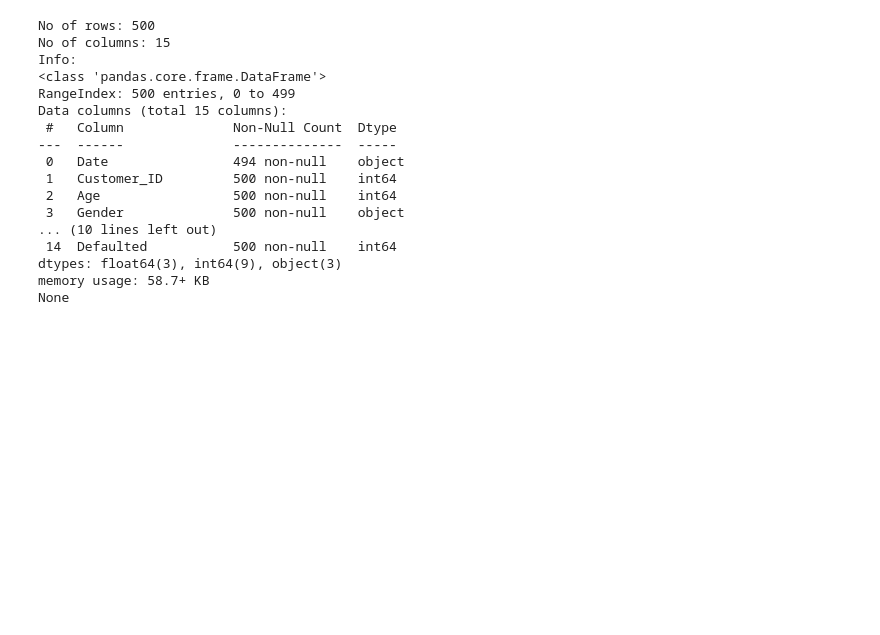
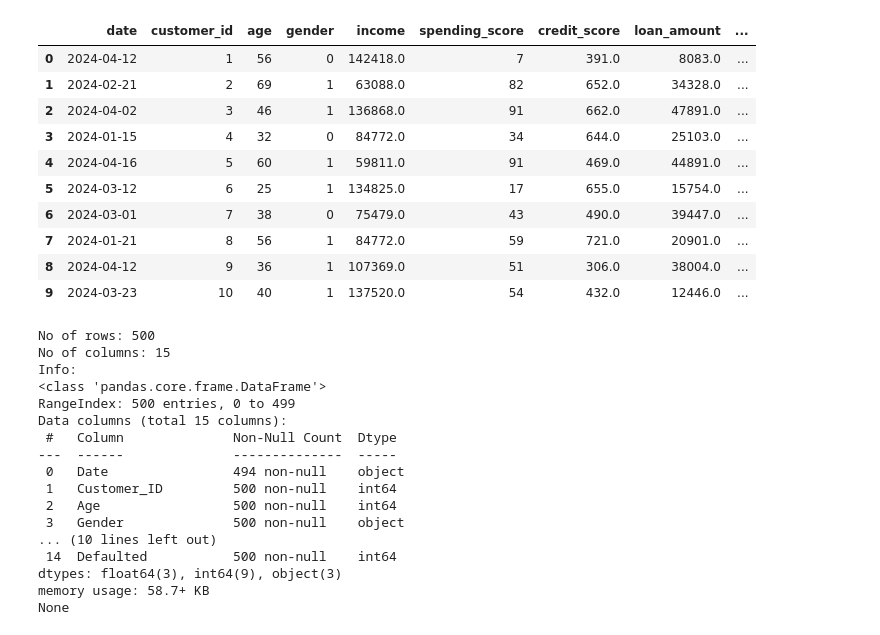
Before and after one commit to MinhasAlungal/uptrail_ai_dataanalysis, a Jupyter notebook: sales_aipowered.ipynb, the cells around one changed output. Cells and saved outputs as stored; diff of their text form; code cells hidden in the pictures; blank space fills up the shorter version.

```diff
--- a/sales_aipowered.ipynb
+++ b/sales_aipowered.ipynb
@@ -11,6 +14,20 @@ from sklearn.preprocessing import LabelEncoder
 # %%
 #Load the data
 df = pd.read_csv('/home/minhas/uptrail/project4/data/raw_dataset_week_4.csv', sep = ',')
+# %%
+df.head(10)
+# %% [output]
+|  | date | customer_id | age | gender | income | spending_score | credit_score | loan_amount | ... |
+| 0 | 2024-04-12 | 1 | 56 | 0 | 142418.0 | 7 | 391.0 | 8083.0 | ... |
+| 1 | 2024-02-21 | 2 | 69 | 1 | 63088.0 | 82 | 652.0 | 34328.0 | ... |
+| 2 | 2024-04-02 | 3 | 46 | 1 | 136868.0 | 91 | 662.0 | 47891.0 | ... |
+| 3 | 2024-01-15 | 4 | 32 | 0 | 84772.0 | 34 | 644.0 | 25103.0 | ... |
+| 4 | 2024-04-16 | 5 | 60 | 1 | 59811.0 | 91 | 469.0 | 44891.0 | ... |
+| 5 | 2024-03-12 | 6 | 25 | 1 | 134825.0 | 17 | 655.0 | 15754.0 | ... |
+| 6 | 2024-03-01 | 7 | 38 | 0 | 75479.0 | 43 | 490.0 | 39447.0 | ... |
+| 7 | 2024-01-21 | 8 | 56 | 1 | 84772.0 | 59 | 721.0 | 20901.0 | ... |
+| 8 | 2024-04-12 | 9 | 36 | 1 | 107369.0 | 51 | 306.0 | 38004.0 | ... |
+| 9 | 2024-03-23 | 10 | 40 | 1 | 137520.0 | 54 | 432.0 | 12446.0 | ... |
 # %%
 print(f'No of rows: {df.shape[0]}\nNo of columns: {df.shape[1]}')
 print(f'Info:')
```
Also changed, not shown: parts of 8 cells of this notebook.
